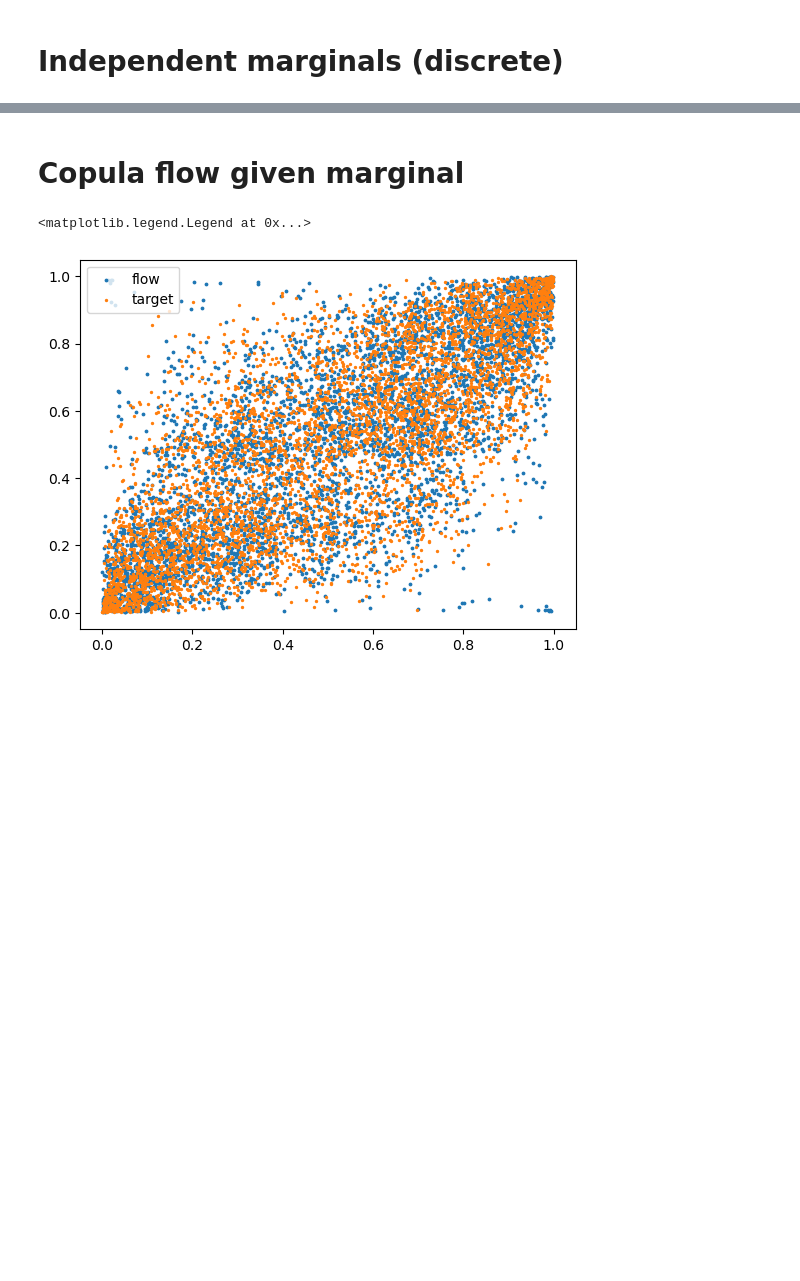
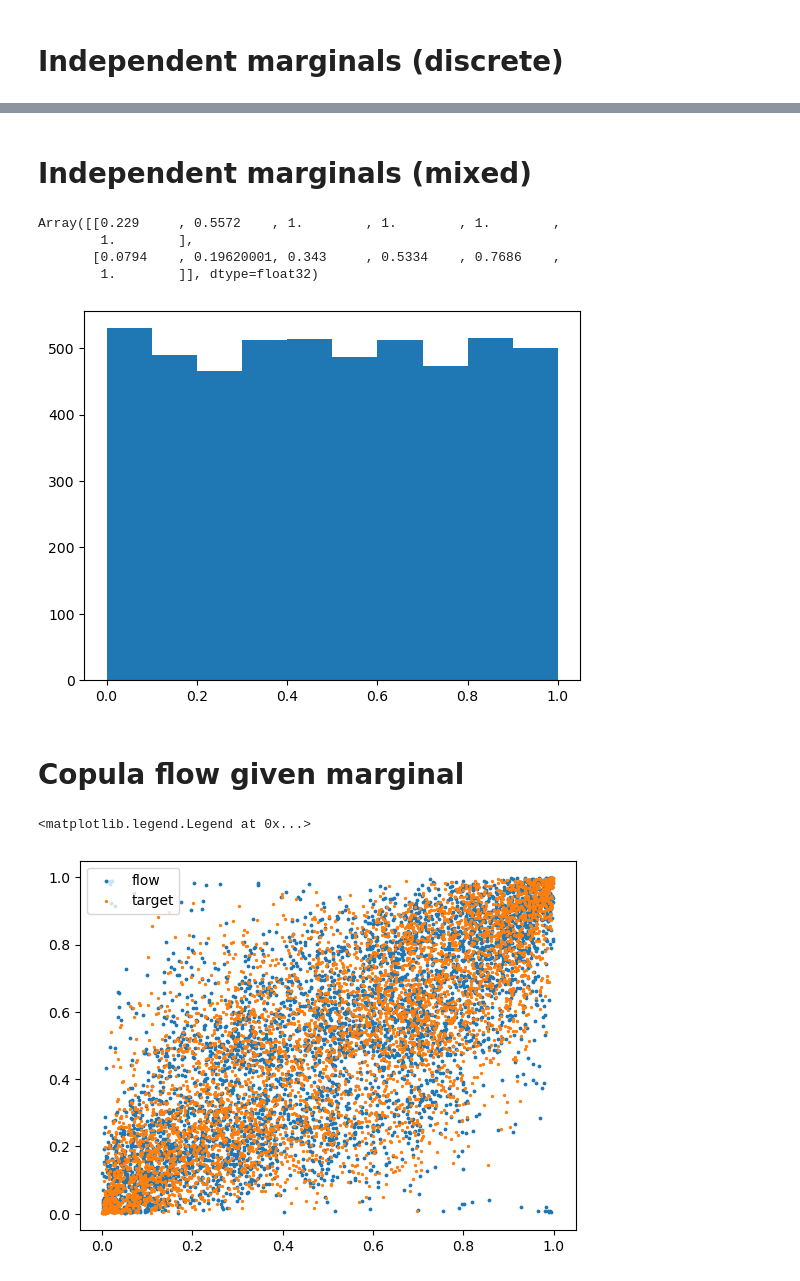
Before and after one commit to llaurabatt/frugal-flows, a Jupyter notebook: clean_playground.ipynb, the cells around one changed output, grey strips where cells are left out. Saved outputs shown, nothing was run; the diff lists cells and outputs as text; code cells hidden in the pictures; blank space fills up the shorter version.

```diff
--- a/clean_playground.ipynb
+++ b/clean_playground.ipynb
@@ -115,0 +193,2 @@ u_z_discr.shape
+# %% [markdown]
+# Independent marginals (mixed)
@@ -116,3 +244,35 @@ u_z_discr.shape
+# %%
+logit_args = jnp.array([2,3,4])
+z_discr1 = jr.categorical(subkey, logits=jnp.array([jnp.log(logit_args[0]), jnp.log(logit_args[1]), jnp.log(logit_args[2])]), shape=(n_samples,))
+# %%
+logit_args = jnp.array([2,3,4,5,6])
+z_discr2 = jr.categorical(jr.PRNGKey(998), logits=jnp.array([jnp.log(logit_args[0]),
+                                                             jnp.log(logit_args[1]),
+                                                             jnp.log(logit_args[2]),
+                                                            jnp.log(logit_args[3]),
+                                                            jnp.log(logit_args[4]),
+                                                            jnp.log(logit_args[5]), ]), shape=(n_samples,))
+# %%
+z_discr = jnp.vstack([z_discr1, z_discr2]).T
+# %%
+res = get_independent_quantiles(key = jr.PRNGKey(3),
+                                z_discr=z_discr, #impose discrete
+                                z_cont=z_cont,
+                                max_epochs = 70,
+                                max_patience=10,
+                                return_z_cont_flow = True,
+                             )
+# %%
+res['z_discr_empirical_cdf_long']
+# %% [output]
+Array([[0.229     , 0.5572    , 1.        , 1.        , 1.        ,
+        1.        ],
+       [0.0794    , 0.19620001, 0.343     , 0.5334    , 0.7686    ,
+        1.        ]], dtype=float32)
+# %%
+plt.hist(res['u_z_discr'][0]);
+# %% [output]
+[figure, added]
 # %% [markdown]
 # Copula flow given marginal
 # %%
```
Also changed, not shown: parts of 40 cells of this notebook.
